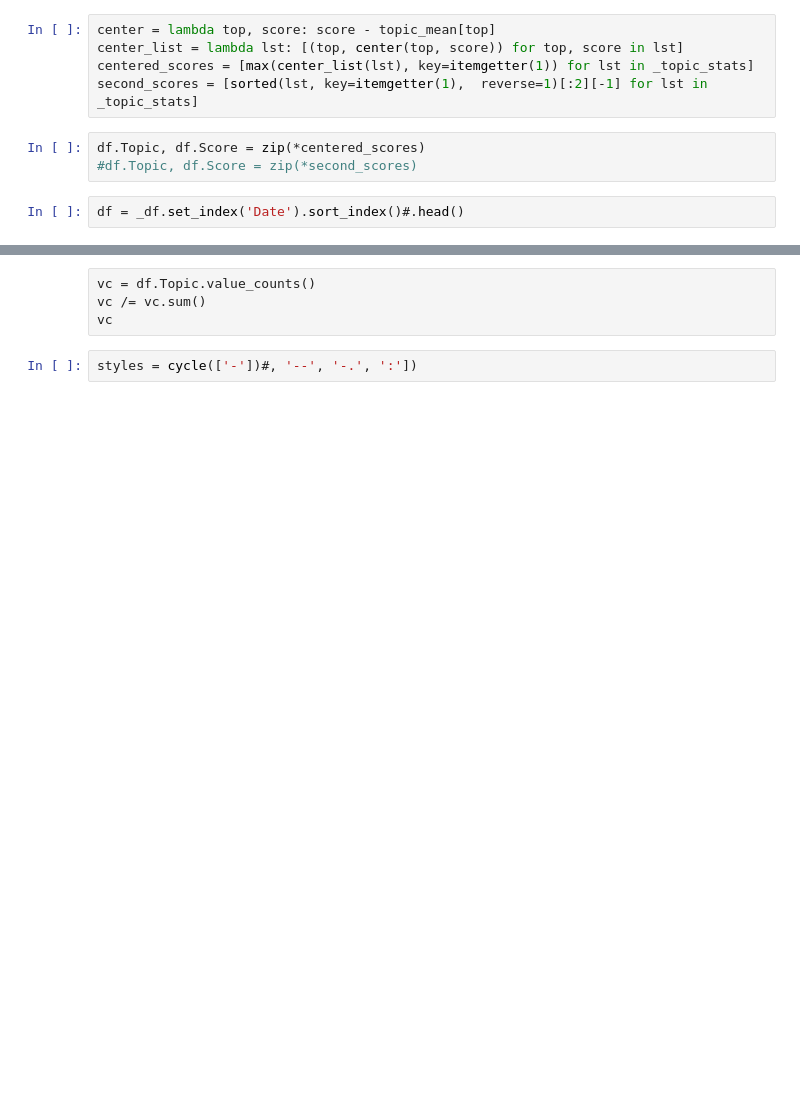
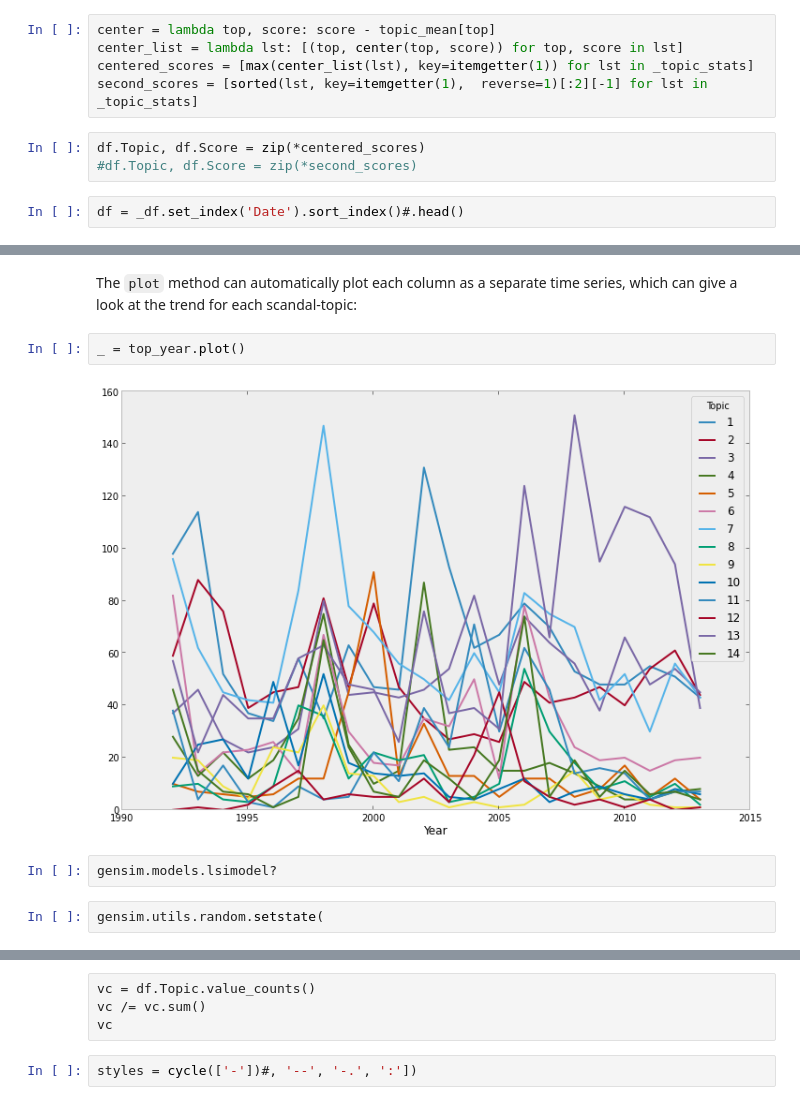
Before and after one commit to wcbeard/nyt-nlp, a Jupyter notebook: nyt-nlp.ipynb, the cells around one changed output, grey strips where cells are left out. Saved outputs shown, nothing was run; the diff lists cells and outputs as text; blank space fills up the shorter version.

```diff
--- a/nyt-nlp.ipynb
+++ b/nyt-nlp.ipynb
@@ -189,0 +272,10 @@ sz
+# %% [markdown]
+The `plot` method can automatically plot each column as a separate time series, which can give a look at the trend for each scandal-topic:
+# %%
+_ = top_year.plot()
+# %% [output]
+[figure, added]
+# %%
+gensim.models.lsimodel?
+# %%
+gensim.utils.random.setstate(
```
Also changed, not shown: parts of 109 cells of this notebook, 1 other file.
